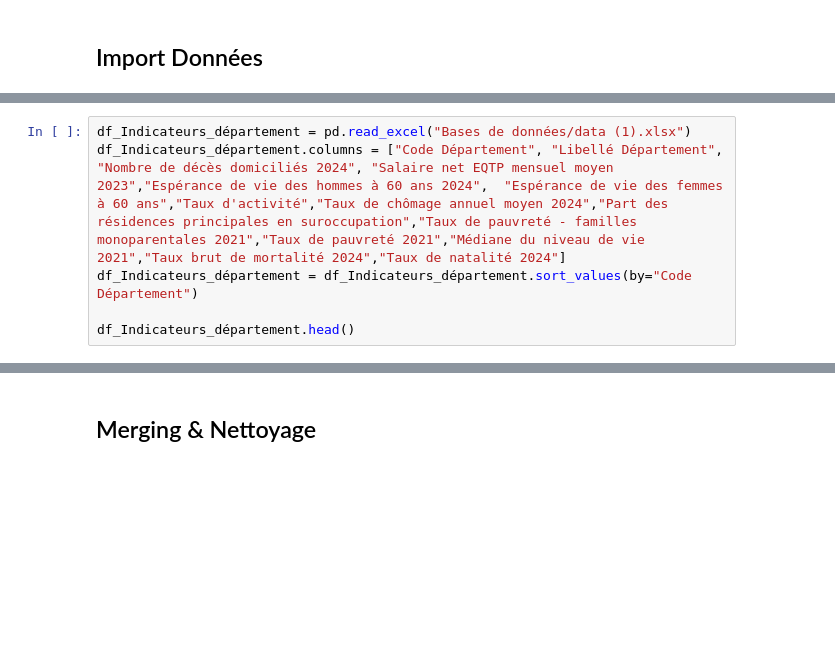
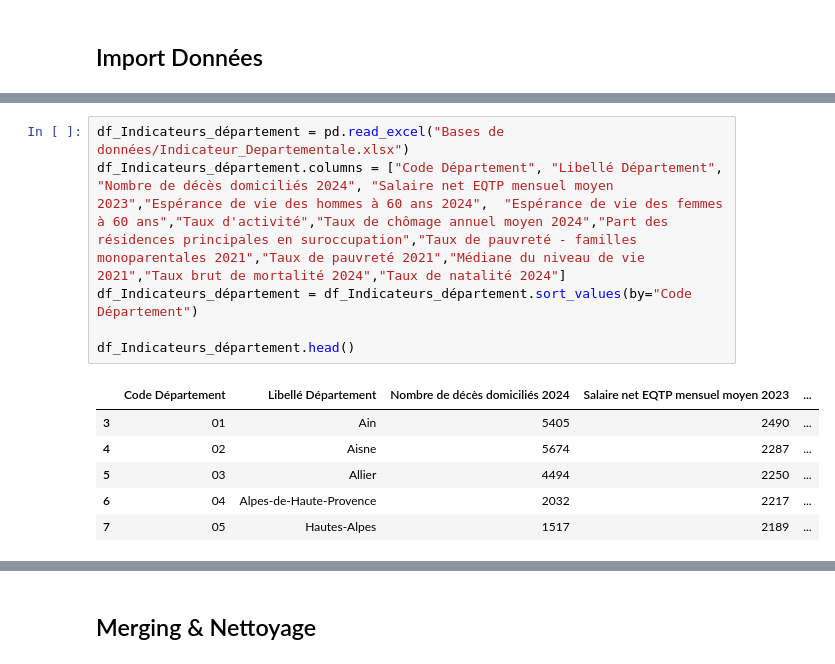
Before and after one commit to dfornier/Python-pour-la-data-science, a Jupyter notebook: Reg_linéaire.ipynb, the cells around one changed output, grey strips where cells are left out. Saved outputs shown, nothing was run; the diff lists cells and outputs as text; blank space fills up the shorter version.

```diff
--- a/Reg_linéaire.ipynb
+++ b/Reg_linéaire.ipynb
@@ -22,6 +24,13 @@ print(df_patientele_2017.shape)
 # %%
-df_Indicateurs_département = pd.read_excel("Bases de données/data (1).xlsx")
+df_Indicateurs_département = pd.read_excel("Bases de données/Indicateur_Departementale.xlsx")
 df_Indicateurs_département.columns = ["Code Département", "Libellé Département", "Nombre de décès domiciliés 2024", "Salaire net EQTP mensuel moyen 2023","Espérance de vie des hommes à 60 ans 2024",	"Espérance de vie des femmes à 60 ans","Taux d'activité","Taux de chômage annuel moyen 2024","Part des résidences principales en suroccupation","Taux de pauvreté - familles monoparentales 2021","Taux de pauvreté 2021","Médiane du niveau de vie 2021","Taux brut de mortalité 2024","Taux de natalité 2024"]
 df_Indicateurs_département = df_Indicateurs_département.sort_values(by="Code Département")
 
 df_Indicateurs_département.head()
+# %% [output]
+|  | Code Département | Libellé Département | Nombre de décès domiciliés 2024 | Salaire net EQTP mensuel moyen 2023 | ... |
+| 3 | 01 | Ain | 5405 | 2490 | ... |
+| 4 | 02 | Aisne | 5674 | 2287 | ... |
+| 5 | 03 | Allier | 4494 | 2250 | ... |
+| 6 | 04 | Alpes-de-Haute-Provence | 2032 | 2217 | ... |
+| 7 | 05 | Hautes-Alpes | 1517 | 2189 | ... |
```
Also changed, not shown: parts of 14 cells of this notebook, 1 other file.
